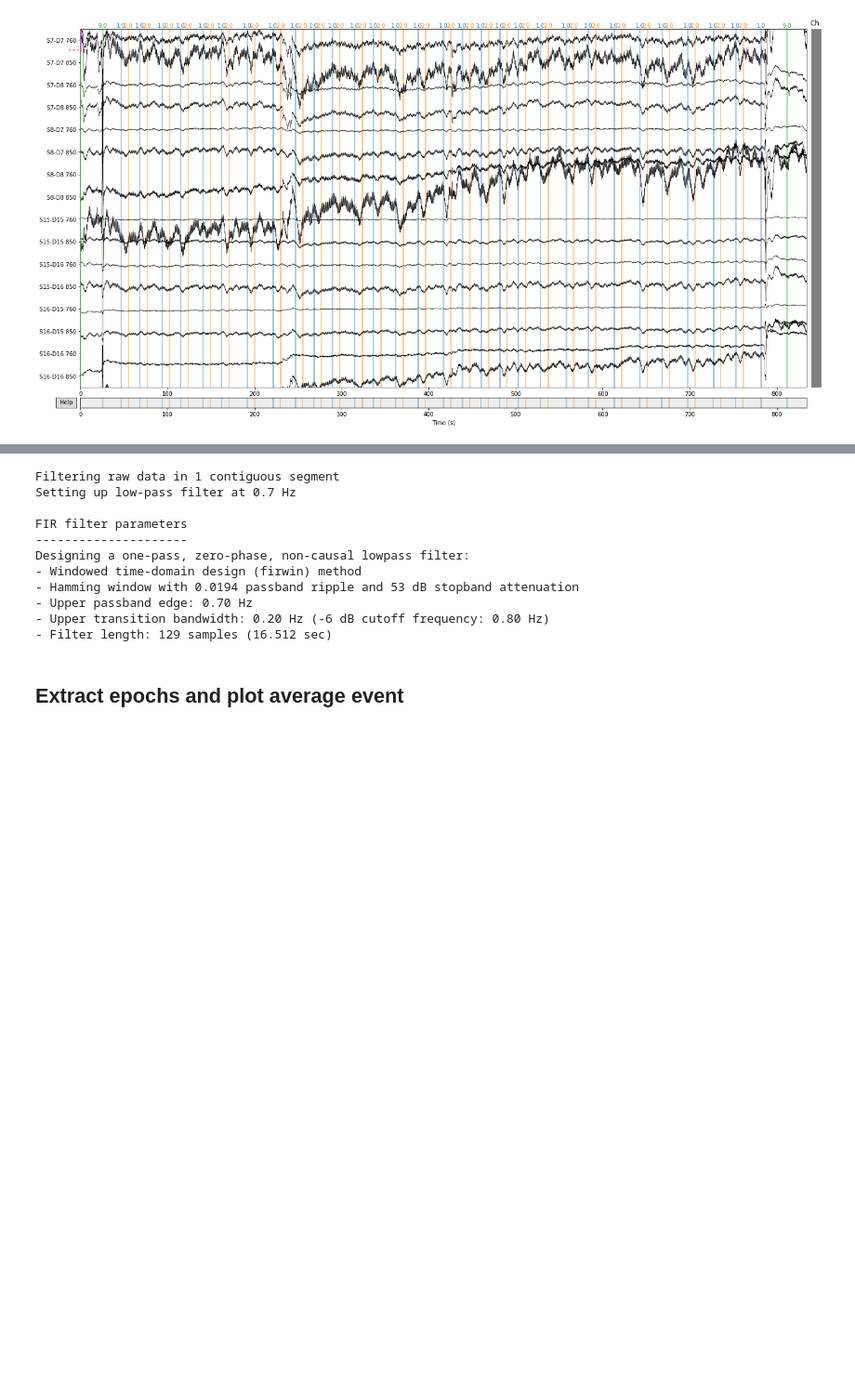
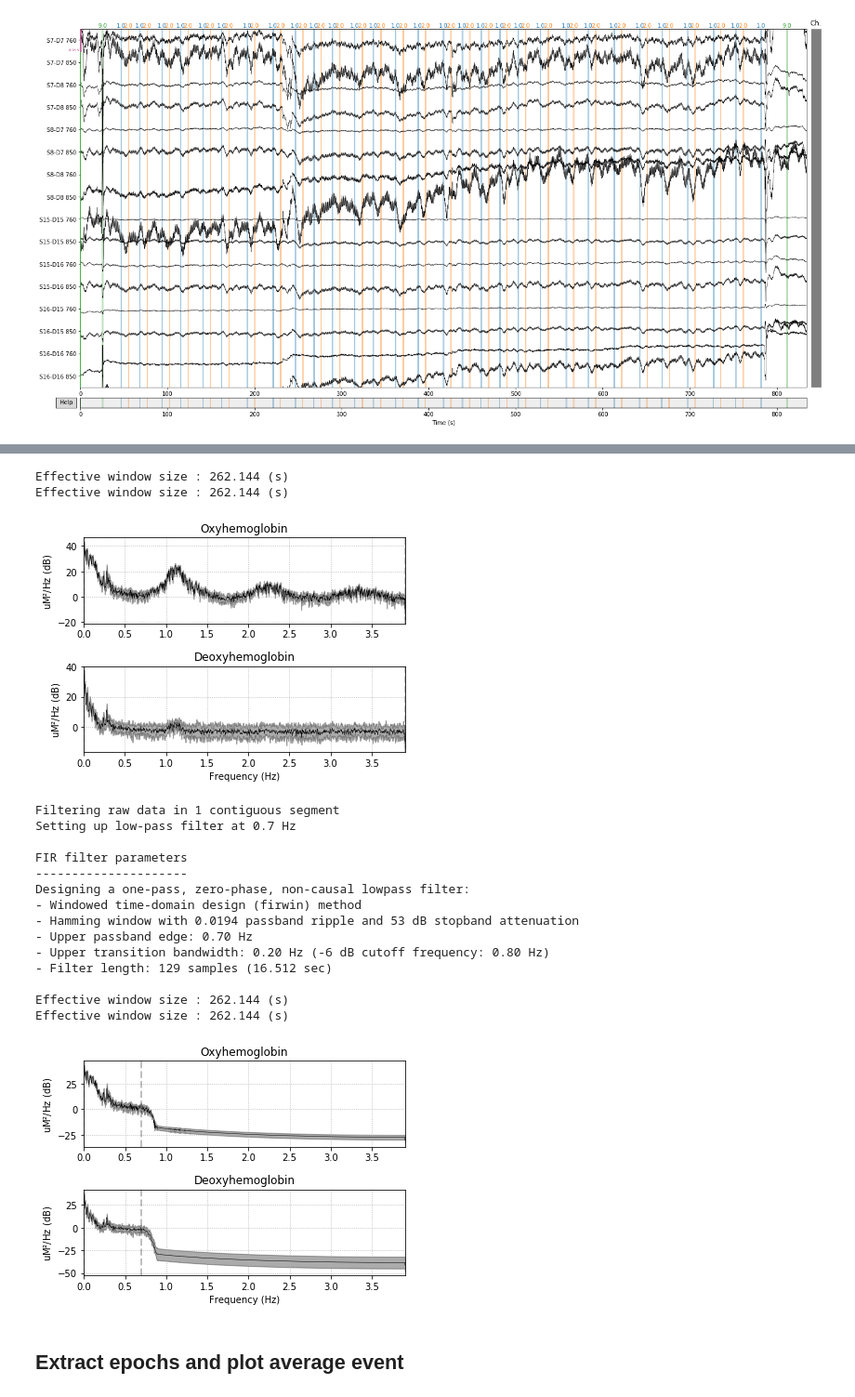
Before and after one commit to rob-luke/mne-fnirs-demo, a Jupyter notebook: Tapping.ipynb, the cells around one changed output, grey strips where cells are left out. Shown at 93% size. Cells and saved outputs as stored; diff of their text form; code cells hidden in the pictures; blank space fills up the shorter version.

```diff
--- a/Tapping.ipynb
+++ b/Tapping.ipynb
@@ -59,14 +56,23 @@ raw = mne.preprocessing.beer_lambert_law(raw)
 # %%
+raw.plot_psd(average=True);
 raw = raw.filter(None, 0.7, h_trans_bandwidth = 0.2)
+raw.plot_psd(average=True);
 # %% [output]
-Filtering raw data in 1 contiguous segment
-Setting up low-pass filter at 0.7 Hz
-
-FIR filter parameters
----------------------
-Designing a one-pass, zero-phase, non-causal lowpass filter:
-- Windowed time-domain design (firwin) method
-- Hamming window with 0.0194 passband ripple and 53 dB stopband attenuation
-- Upper passband edge: 0.70 Hz
-- Upper transition bandwidth: 0.20 Hz (-6 dB cutoff frequency: 0.80 Hz)
-- Filter length: 129 samples (16.512 sec)
+Effective window size : 262.144 (s)
+Effective window size : 262.144 (s)
+[figure, added]
+Filtering raw data in 1 contiguous segment
+Setting up low-pass filter at 0.7 Hz
+
+FIR filter parameters
+---------------------
+Designing a one-pass, zero-phase, non-causal lowpass filter:
+- Windowed time-domain design (firwin) method
+- Hamming window with 0.0194 passband ripple and 53 dB stopband attenuation
+- Upper passband edge: 0.70 Hz
+- Upper transition bandwidth: 0.20 Hz (-6 dB cutoff frequency: 0.80 Hz)
+- Filter length: 129 samples (16.512 sec)
+
+Effective window size : 262.144 (s)
+Effective window size : 262.144 (s)
+[figure, added]
```
Also changed, not shown: parts of 13 cells of this notebook.
